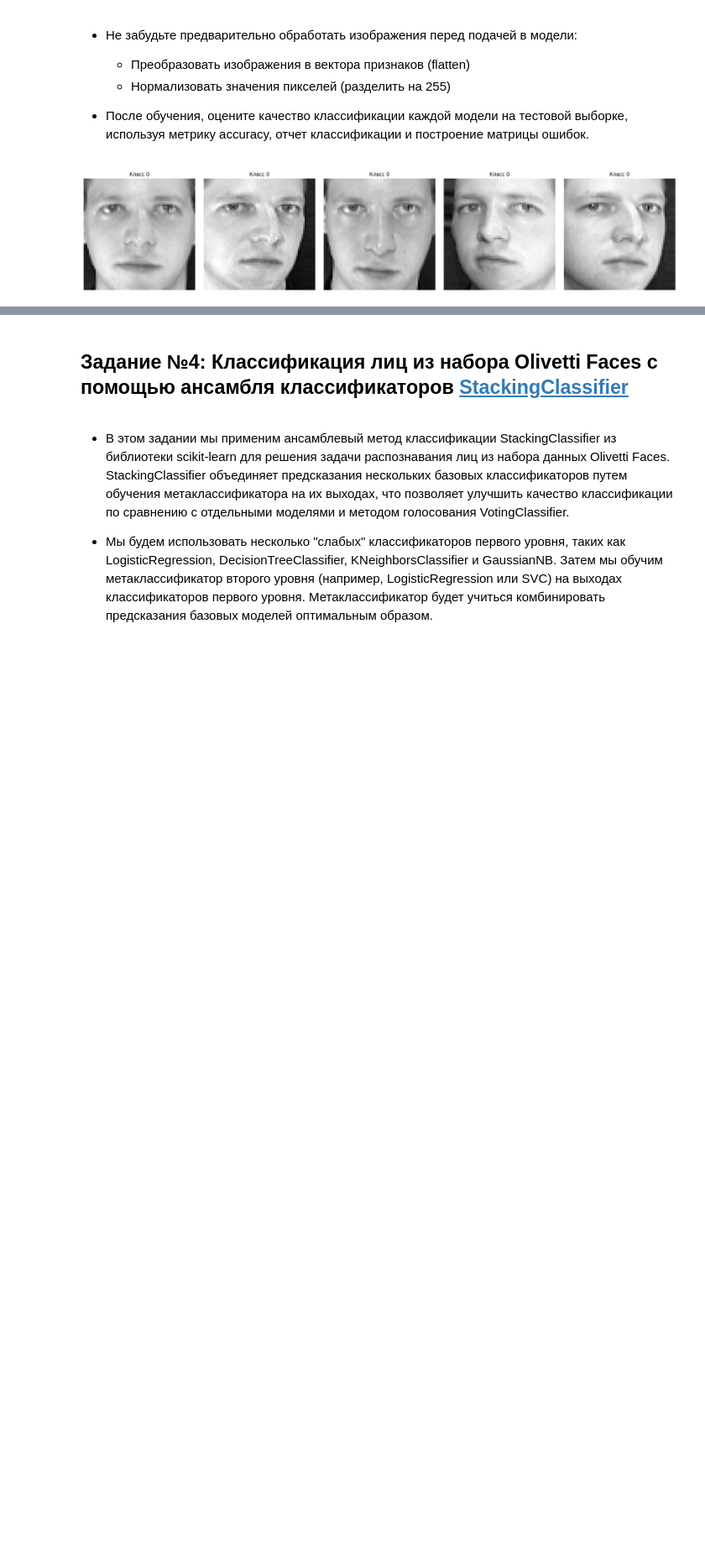
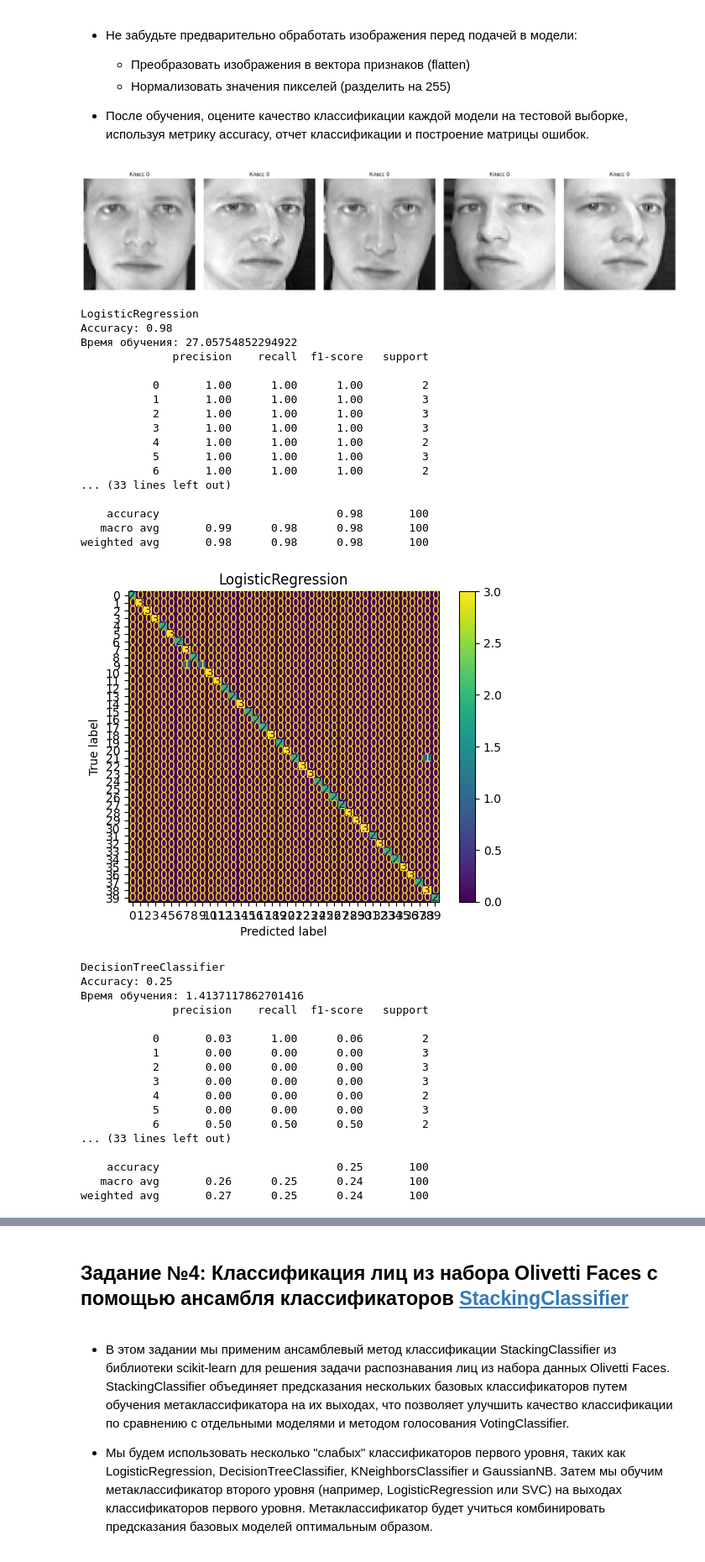
Before and after one commit to runessaa/-Streltsov-Projects, a Jupyter notebook: Практическая_работа_№9_Ансамблевые_методы_в_машинном_обучении.ipynb, the cells around one changed output, grey strips where cells are left out. Shown at 84% size. Drawn from its saved outputs; the diff is of its cells as text; code cells hidden in the pictures; blank space fills up the shorter version.

```diff
--- a/Практическая_работа_№9_Ансамблевые_методы_в_машинном_обучении.ipynb
+++ b/Практическая_работа_№9_Ансамблевые_методы_в_машинном_обучении.ipynb
@@ -265,53 +265,96 @@ plt.show()
 # %% [output]
 [figure]
 # %%
+import time
 import pandas as pd
-import seaborn as sns
 from sklearn.model_selection import train_test_split
-from sklearn.metrics import accuracy_score, classification_report, confusion_matrix
+from sklearn.metrics import accuracy_score, classification_report, ConfusionMatrixDisplay
 from sklearn.linear_model import LogisticRegression
 from sklearn.tree import DecisionTreeClassifier
 from sklearn.neighbors import KNeighborsClassifier
 from sklearn.naive_bayes import GaussianNB
 from sklearn.ensemble import VotingClassifier
 
-X = images.reshape(images.shape[0], -1).astype('float32')
+X = images.reshape(images.shape[0], -1)
 X = X / 255 if X.max() > 1 else X
 y = labels
 
 X_train, X_test, y_train, y_test = train_test_split(
     X, y, test_size=0.25, random_state=42, stratify=y
 )
 
 models = {
-    'LogisticRegression': LogisticRegression(max_iter=500, solver='liblinear', random_state=42),
-    'DecisionTree': DecisionTreeClassifier(max_depth=8, random_state=42),
-    'KNN': KNeighborsClassifier(n_neighbors=3),
+    'LogisticRegression': LogisticRegression(max_iter=500, random_state=42),
+    'DecisionTreeClassifier': DecisionTreeClassifier(max_depth=10, random_state=42),
+    'KNeighborsClassifier': KNeighborsClassifier(n_neighbors=3),
     'GaussianNB': GaussianNB()
 }
 
 voting = VotingClassifier(
-    estimators=[(name, model) for name, model in models.items()],
+    estimators=[
+        ('lr', models['LogisticRegression']),
+        ('dt', models['DecisionTreeClassifier']),
+        ('knn', models['KNeighborsClassifier']),
+        ('nb', models['GaussianNB'])
+    ],
     voting='hard'
 )
+
 models['VotingClassifier'] = voting
+results = []
 
-results = []
 for name, model in models.items():
+    start = time.time()
     model.fit(X_train, y_train)
     y_pred = model.predict(X_test)
-    results.append([name, accuracy_score(y_test, y_pred)])
+    elapsed = time.time() - start
+    accuracy = accuracy_score(y_test, y_pred)
+    results.append([name, accuracy, elapsed])
 
-    print(f'\n{name}')
+    print(name)
+    print('Accuracy:', accuracy)
+    print('Время обучения:', elapsed)
     print(classification_report(y_test, y_pred, zero_division=0))
 
-    cm = confusion_matrix(y_test, y_pred)
-    plt.figure(figsize=(8, 6))
-    sns.heatmap(cm, cmap='Blues', cbar=False)
-    plt.title(f'Матрица ошибок: {name}')
-    plt.xlabel('Предсказанный класс')
-    plt.ylabel('Истинный класс')
+    ConfusionMatrixDisplay.from_predictions(y_test, y_pred)
+    plt.title(name)
     plt.show()
 
-results_df = pd.DataFrame(results, columns=['Модель', 'Accuracy'])
+results_df = pd.DataFrame(results, columns=['Модель', 'Accuracy', 'Время обучения'])
 display(results_df.sort_values('Accuracy', ascending=False))
+# %% [output]
+LogisticRegression
+Accuracy: 0.98
+Время обучения: 27.05754852294922
+              precision    recall  f1-score   support
+
+           0       1.00      1.00      1.00         2
+           1       1.00      1.00      1.00         3
+           2       1.00      1.00      1.00         3
+           3       1.00      1.00      1.00         3
+           4       1.00      1.00      1.00         2
+           5       1.00      1.00      1.00         3
+           6       1.00      1.00      1.00         2
+... (33 lines left out)
+
+    accuracy                           0.98       100
+   macro avg       0.99      0.98      0.98       100
+weighted avg       0.98      0.98      0.98       100
+[figure, added]
+DecisionTreeClassifier
+Accuracy: 0.25
+Время обучения: 1.4137117862701416
+              precision    recall  f1-score   support
+
+           0       0.03      1.00      0.06         2
+           1       0.00      0.00      0.00         3
+           2       0.00      0.00      0.00         3
+           3       0.00      0.00      0.00         3
+           4       0.00      0.00      0.00         2
+           5       0.00      0.00      0.00         3
+           6       0.50      0.50      0.50         2
+... (33 lines left out)
+
+    accuracy                           0.25       100
+   macro avg       0.26      0.25      0.24       100
+weighted avg       0.27      0.25      0.24       100
```
Also changed, not shown: parts of 5 cells of this notebook.
